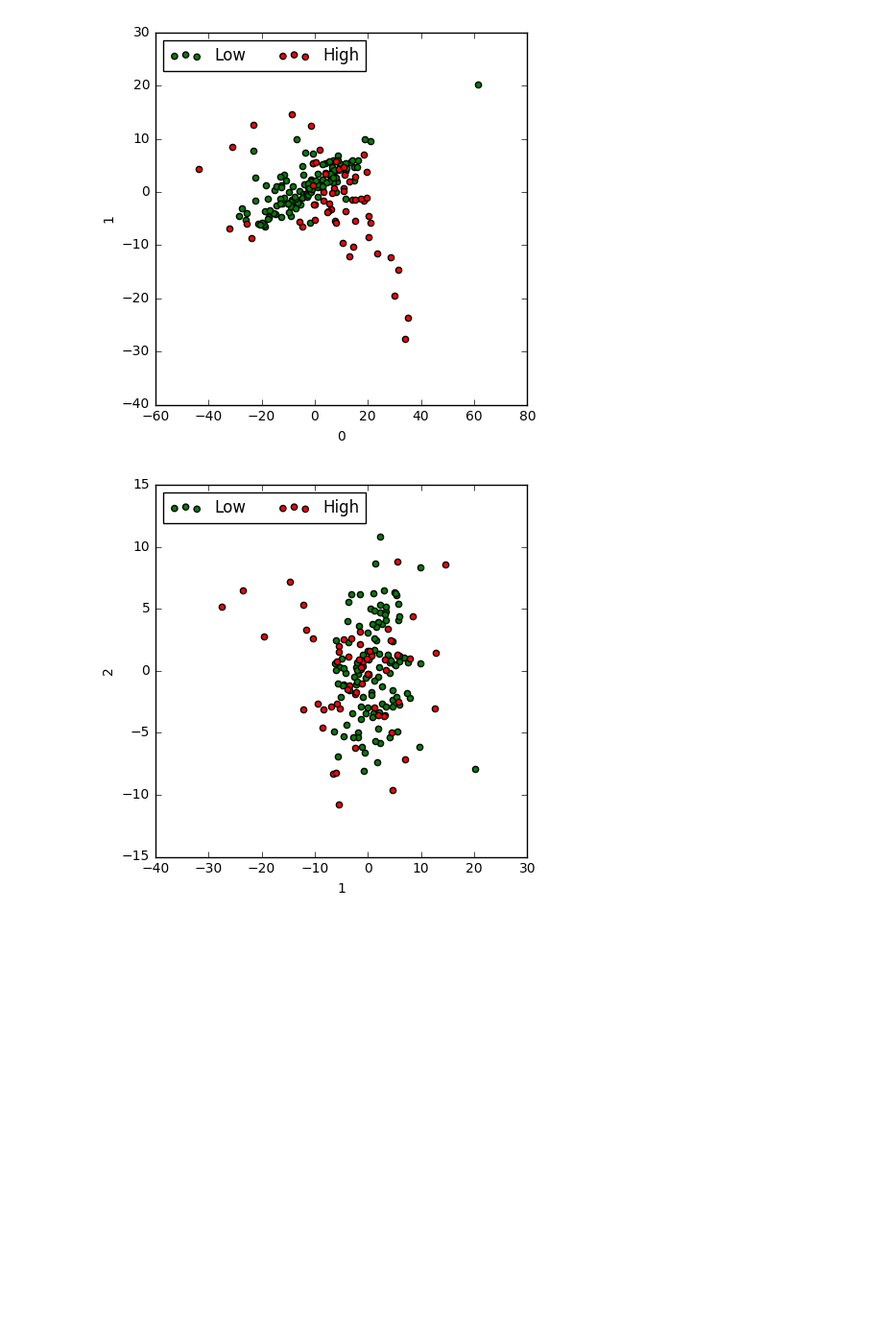
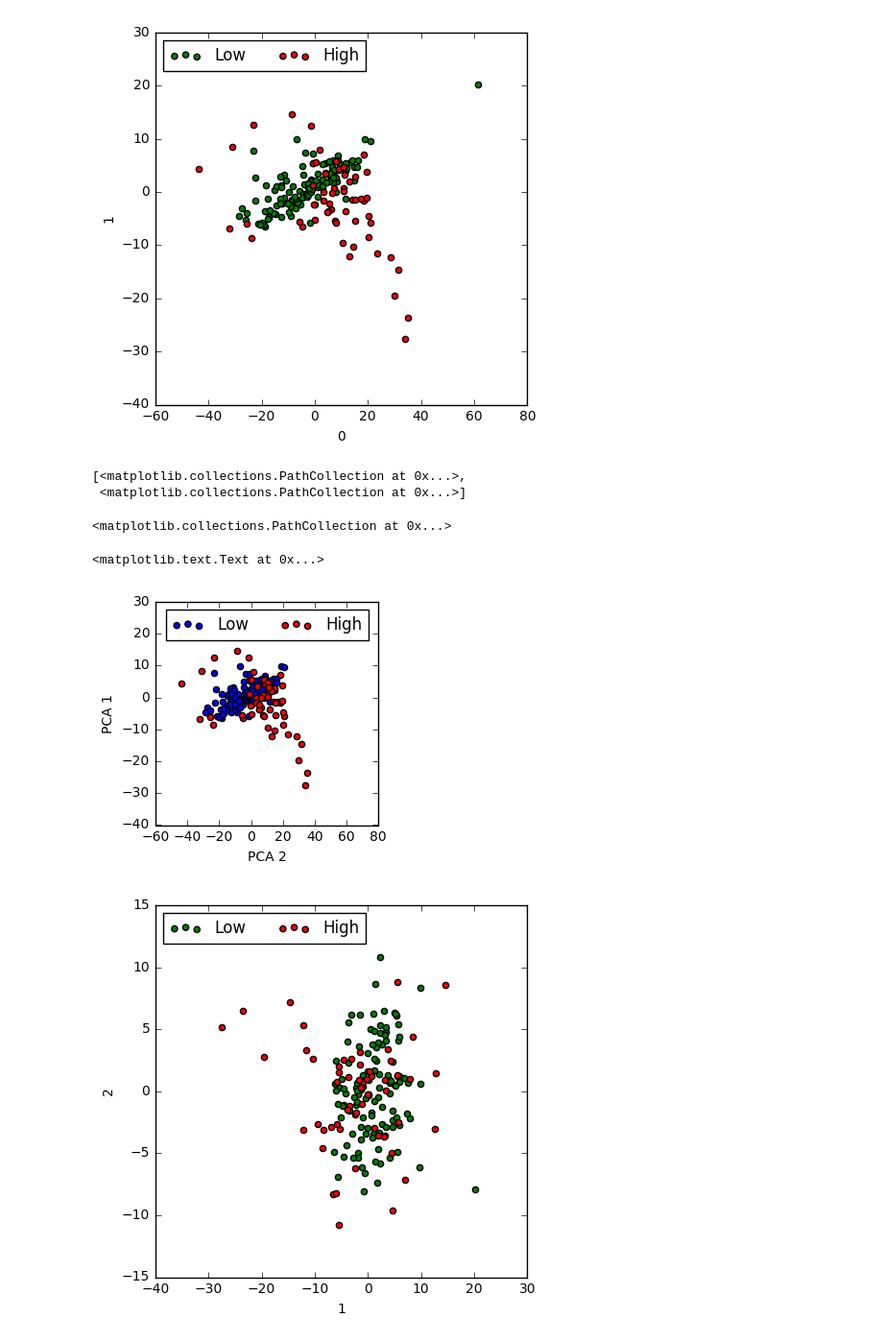
Before and after one commit to baldwint/snotelier, a Jupyter notebook: usda.ipynb, the cells around one changed output. Shown at 96% size. Drawn from its saved outputs; the diff is of its cells as text; code cells hidden in the pictures; blank space fills up the shorter version.

```diff
--- a/usda.ipynb
+++ b/usda.ipynb
@@ -463,5 +404,0 @@ def data_for_range(range_min, range_max):
-# %%
-engineered = data_for_range(range_min, range_max)
-
-engineered.plot(subplots=True)
-plt.subplots_adjust(hspace=0)
@@ -1411,3 +1267,12 @@ dfp.head()
 plot_classes(pd.concat([dftarget, dfp], axis=1), x=0, y=1)
 # %% [output]
 [figure]
+# %%
+ax.collections
+# %% [output]
+[<matplotlib.collections.PathCollection at 0x...>,
+ <matplotlib.collections.PathCollection at 0x...>]
+# %%
+ax.collections[0]
+# %% [output]
+<matplotlib.collections.PathCollection at 0x...>
@@ -1413,0 +1281,12 @@ plot_classes(pd.concat([dftarget, dfp], axis=1), x=0, y=1)
+# %%
+fig = plt.figure(figsize=(3,3))
+ax = plt.gca()
+plot_classes(pd.concat([dftarget, dfp], axis=1), x=0, y=1)
+for coll,c in zip(ax.collections,list('br')):
+    coll.set_facecolor(c)
+ax.legend(ncol=2, loc='upper center')
+ax.set_ylabel('PCA 1')
+ax.set_xlabel('PCA 2')
+# %% [output]
+<matplotlib.text.Text at 0x...>
+[figure, added]
```
Also changed, not shown: parts of 74 cells of this notebook.
